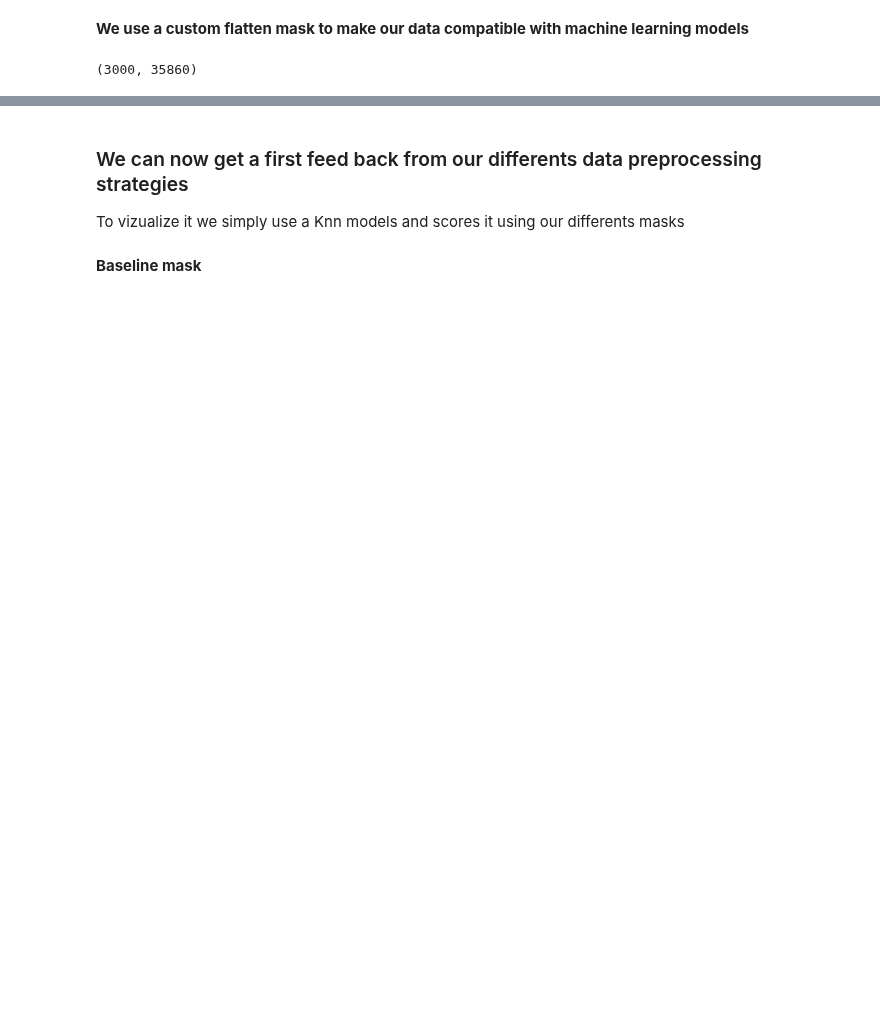
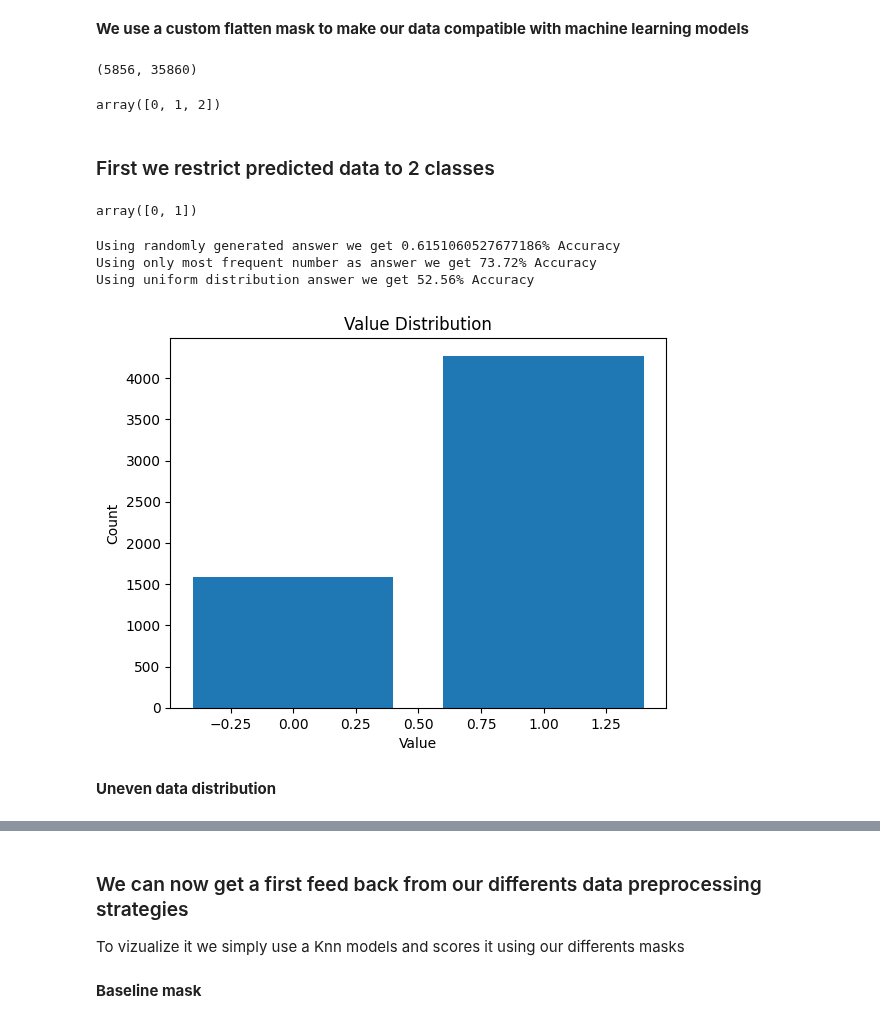
Before and after one commit to lucas066001/IllnessRecognition, a Jupyter notebook: app/ml/modelsFinding.ipynb, the cells around one changed output, grey strips where cells are left out. Cells and saved outputs as stored; diff of their text form; code cells hidden in the pictures; blank space fills up the shorter version.

Commit message:
LCS: Exploring 2 class predictions and improving 3 class by using rbf model

```diff
--- a/app/ml/modelsFinding.ipynb
+++ b/app/ml/modelsFinding.ipynb
@@ -11,7 +11,7 @@ This notebook will work finding the best model to make predictions on our datas
 # Retreiving a significative amount of data
 from local_lib.dataset import retreiveDatasetFromCsv
 
-dataset = retreiveDatasetFromCsv(3000)
+dataset = retreiveDatasetFromCsv()
 # %% [markdown]
 **Image retreiving was created due to memory problem, since it is solved by reducing csv shape it is not necessary anymore**
 # %%
@@ -41,4 +41,60 @@ y = np.array(list(dataset["class"]))
 import numpy as np
 np.shape(X)
 # %% [output]
-(3000, 35860)
+(5856, 35860)
+# %%
+np.unique(y)
+# %% [output]
+array([0, 1, 2])
+# %% [markdown]
+### First we restrict predicted data to 2 classes
+# %%
+import copy
+
+# Make a copy of the list
+y_simpler = copy.deepcopy(y)
+y_simpler[y_simpler == 2] = 1
+np.unique(y_simpler)
+# %% [output]
+array([0, 1])
+# %%
+from sklearn.model_selection import train_test_split
+import numpy as np
+
+X_train_simple, X_test_simple, y_train_simple, y_test_simple = train_test_split(X, y_simpler, test_size=0.33, random_state=0)
+
+# First of all we will use a DummyClassifier to get an idea of what a uncorrelated model looks like
+from sklearn.dummy import DummyClassifier
+
+dummy_clf = DummyClassifier(strategy="stratified")
+dummy_clf.fit(X_train_simple, y_train_simple)
+ac = dummy_clf.score(X_test_simple, y_test_simple)
+print("Using randomly generated answer we get " + str(ac) + "% Accuracy")
+
+dummy_clf = DummyClassifier(strategy="most_frequent")
+dummy_clf.fit(X_train_simple, y_train_simple)
+ac = round(dummy_clf.score(X_test_simple, y_test_simple) * 100, 2)
+print("Using only most frequent number as answer we get " + str(ac) + "% Accuracy")
+
+dummy_clf = DummyClassifier(strategy="uniform")
+dummy_clf.fit(X_train_simple, y_train_simple)
+ac = round(dummy_clf.score(X_test_simple, y_test_simple) * 100, 2)
+print("Using uniform distribution answer we get " + str(ac) + "% Accuracy")
+# %% [output]
+Using randomly generated answer we get 0.6151060527677186% Accuracy
+Using only most frequent number as answer we get 73.72% Accuracy
+Using uniform distribution answer we get 52.56% Accuracy
+# %%
+import matplotlib.pyplot as plt
+unique_values, counts = np.unique(y_simpler, return_counts=True)
+
+# Plot the bar chart
+plt.bar(unique_values, counts)
+plt.xlabel('Value')
+plt.ylabel('Count')
+plt.title('Value Distribution')
+plt.show()
+# %% [output]
+[figure, added]
+# %% [markdown]
+**Uneven data distribution**
```
Also changed, not shown: parts of 46 cells of this notebook, 2 other files.
